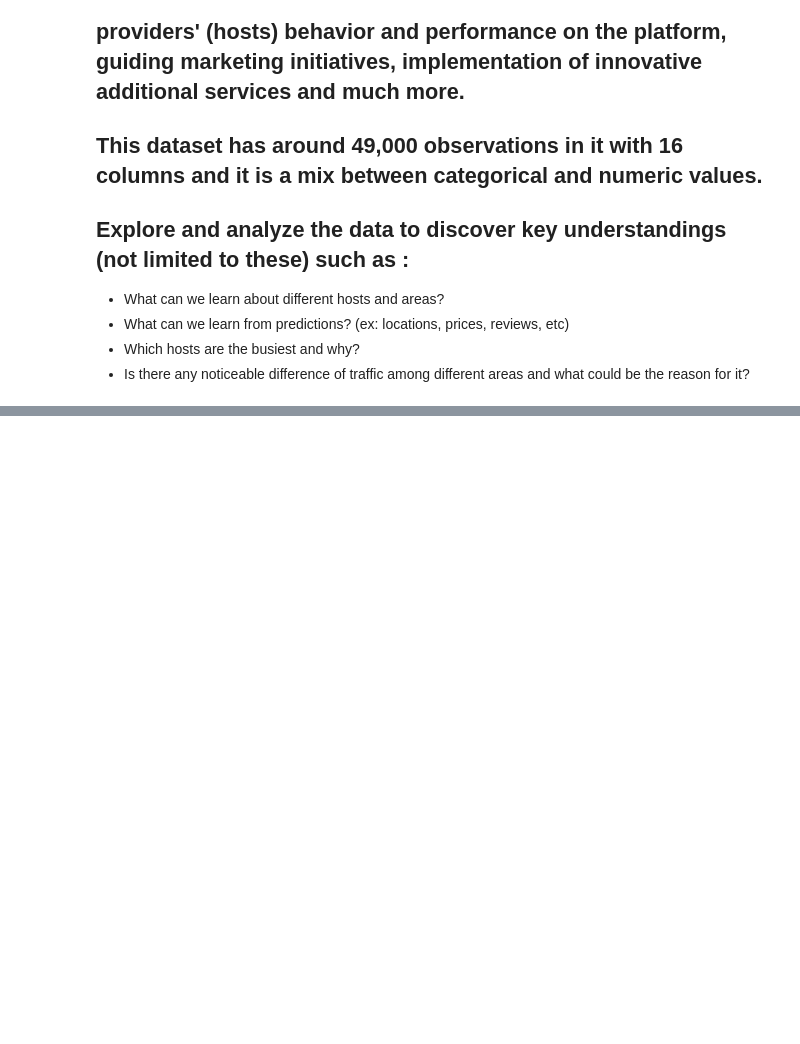
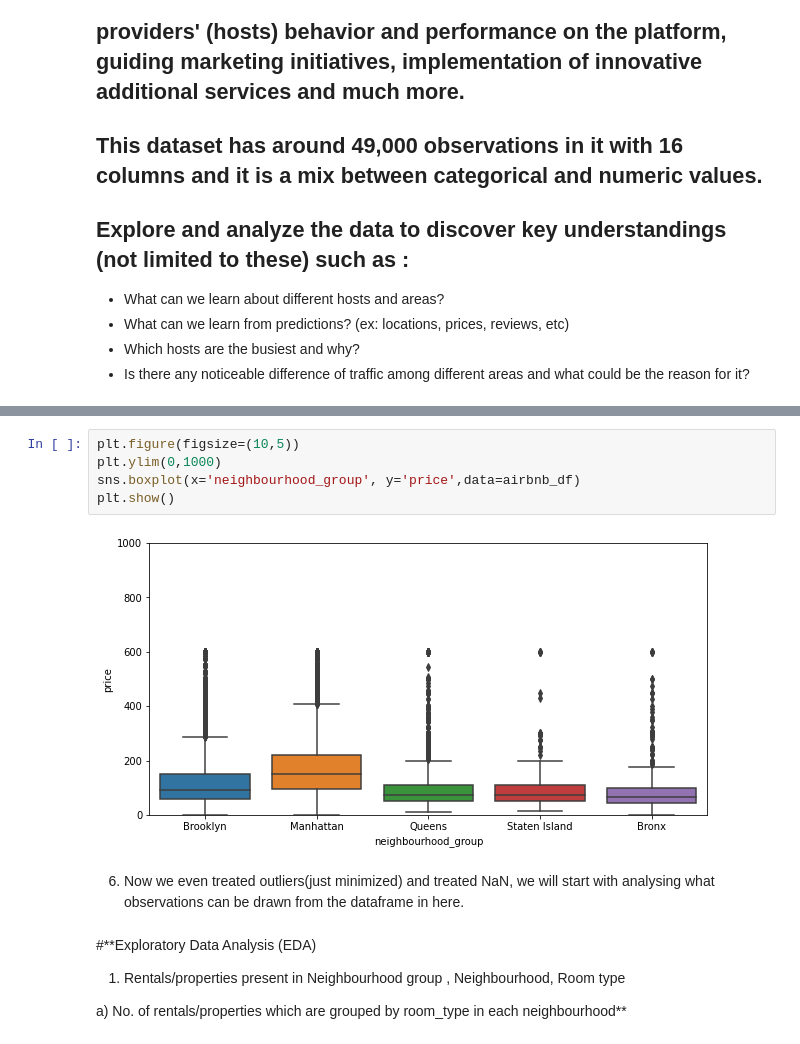
Before and after one commit to anubhav9sep/Airbnb-Booking-Analysis, a Jupyter notebook: Copy_of_Airbnb_Bookings_Analysis_Capstone_Project.ipynb, the cells around one changed output, grey strips where cells are left out. Saved outputs shown, nothing was run; the diff lists cells and outputs as text; blank space fills up the shorter version.

```diff
--- a/Copy_of_Airbnb_Bookings_Analysis_Capstone_Project.ipynb
+++ b/Copy_of_Airbnb_Bookings_Analysis_Capstone_Project.ipynb
@@ -273,0 +207,14 @@ plt.show()
+# %%
+plt.figure(figsize=(10,5))
+plt.ylim(0,1000)
+sns.boxplot(x='neighbourhood_group', y='price',data=airbnb_df)
+plt.show()
+# %% [output]
+[figure, added]
+# %% [markdown]
+6. Now we even treated outliers(just minimized) and treated NaN, we will start with analysing what observations can be drawn from the dataframe in here.
+# %% [markdown]
+#**Exploratory Data Analysis (EDA)
+1) Rentals/properties present in Neighbourhood group , Neighbourhood, Room type
+
+a) No. of rentals/properties which are grouped by room_type in each neighbourhood**
```
Also changed, not shown: parts of 150 cells of this notebook.
